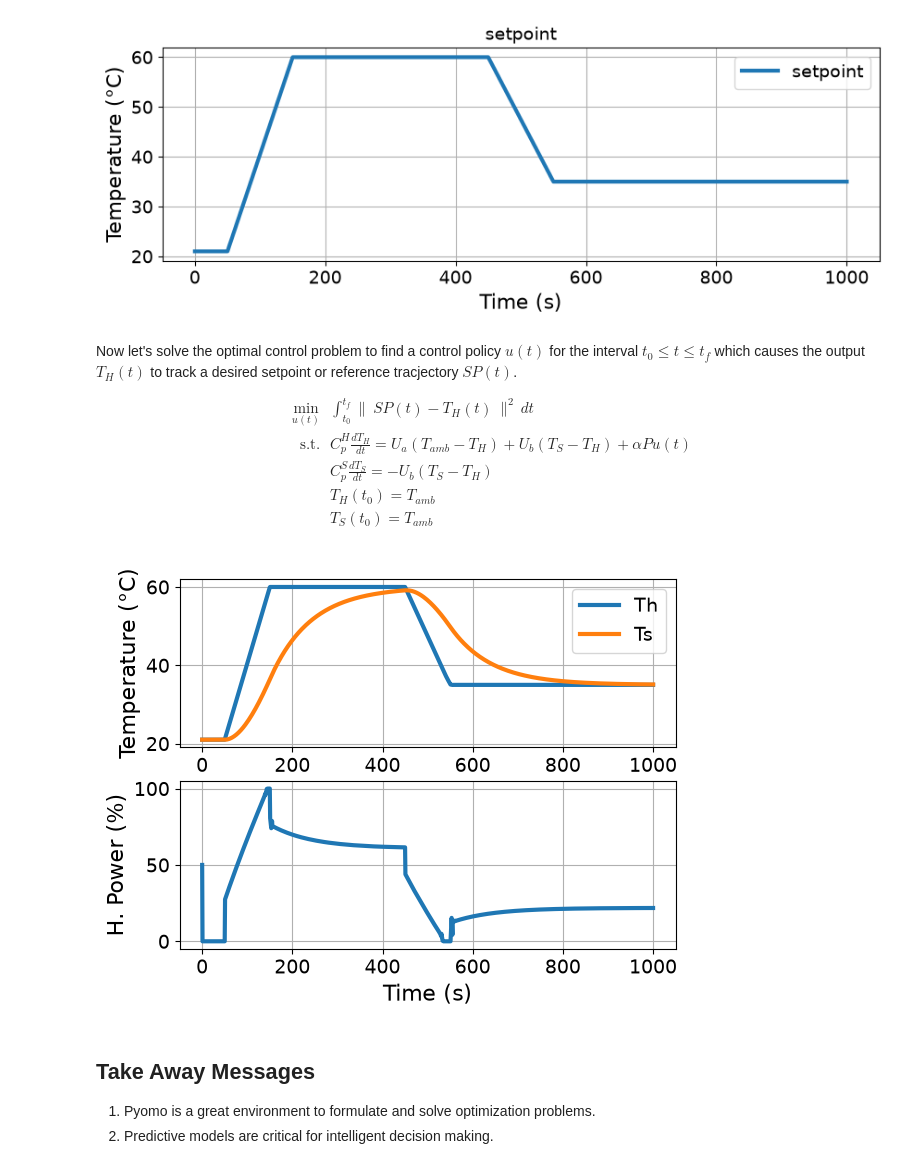
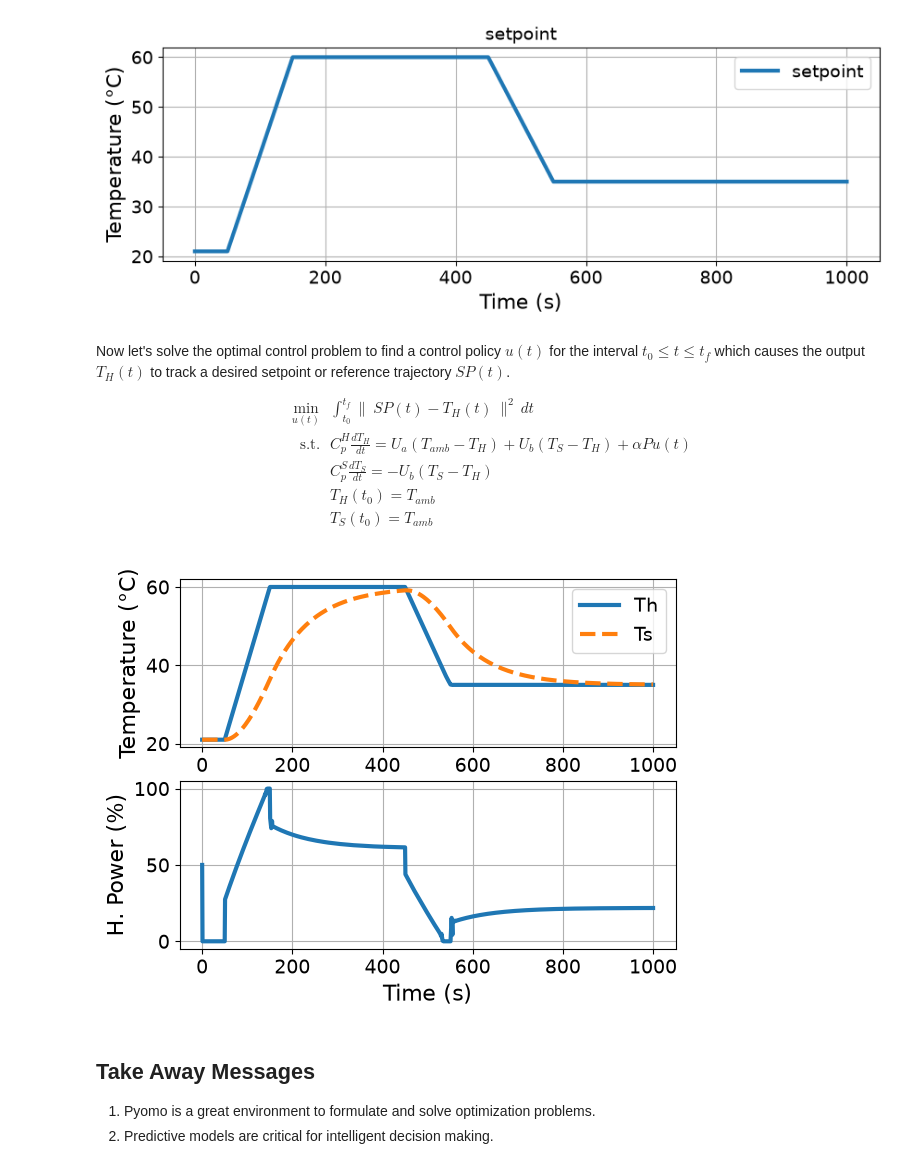
Before and after one commit to ndcbe/optimization, a Jupyter notebook: notebooks/3-dev/PyomoDAE_TCLab.ipynb, the cells around one changed output. Saved outputs shown, nothing was run; the diff lists cells and outputs as text; code cells hidden in the pictures.

```diff
--- a/notebooks/3-dev/PyomoDAE_TCLab.ipynb
+++ b/notebooks/3-dev/PyomoDAE_TCLab.ipynb
@@ -290,9 +292,9 @@ for i, t in enumerate(m.t):
         print(
             "Th=",
             round(pyo.value(m.Th[t]), 2),
-            "°K and Ts=",
+            "K and Ts=",
             round(pyo.value(m.Ts[t]), 2),
-            "°K at time",
+            "K at time",
             round(t, 2),
             "seconds.",
         )
@@ -447,7 +449,12 @@ def plot_results(m):
     fig, ax = plt.subplots(2, 1)
 
     ax[0].plot(m.t, [units.convert_temp_K_to_C(m.Th[t]()) for t in m.t], label="Th")
-    ax[0].plot(m.t, [units.convert_temp_K_to_C(m.Ts[t]()) for t in m.t], label="Ts")
+    ax[0].plot(
+        m.t,
+        [units.convert_temp_K_to_C(m.Ts[t]()) for t in m.t],
+        label="Ts",
+        linestyle="--",
+    )
     ax[0].legend()
     ax[0].set_xlabel("Time (s)")
     ax[0].set_ylabel("Temperature (°C)")
@@ -495,7 +502,7 @@ ax.grid(True)
 # %% [output]
 [figure]
 # %% [markdown]
-Now let's solve the optimal control problem to find a control policy $u(t)$ for the interval $t_0 \leq t \leq t_f$ which causes the output $T_H(t)$ to track a desired setpoint or reference tracjectory $SP(t)$.
+Now let's solve the optimal control problem to find a control policy $u(t)$ for the interval $t_0 \leq t \leq t_f$ which causes the output $T_H(t)$ to track a desired setpoint or reference trajectory $SP(t)$.
 
 \begin{align*}
 \min_{u(t)} ~~ & \int_{t_0}^{t_f} \|~SP(t) - T_H(t)~\|^2\,dt \\
@@ -515,9 +522,9 @@ m.t = dae.ContinuousSet(bounds=(0, tf))
 m.Th = pyo.Var(m.t, units=units.kelvin)
 m.Ts = pyo.Var(m.t, units=units.kelvin)
 
-# Define the derivatives of the state variables
-m.dTh = dae.DerivativeVar(m.Th)
-m.dTs = dae.DerivativeVar(m.Ts)
+# Define the derivatives of the state variables (K/s -- state it explicitly)
+m.dTh = dae.DerivativeVar(m.Th, units=units.kelvin / units.s)
+m.dTs = dae.DerivativeVar(m.Ts, units=units.kelvin / units.s)
 
 # Define the control variable (heater power) as a function of time
 m.u = pyo.Var(m.t, bounds=(0, 100))
@@ -526,7 +533,7 @@ m.u = pyo.Var(m.t, bounds=(0, 100))
 # Define the integral of the squared error
 @m.Integral(m.t)
 def ise(m, t):
-    return (units.convert_temp_C_to_K(r(t)) - m.Th[t]) ** 2
+    return (units.convert_temp_C_to_K(r(t)) * units.kelvin - m.Th[t]) ** 2
 
 
 # Define the first differential equation
@@ -540,34 +547,37 @@ def heater1(m, t):
 
 # Define the second differential equation
 @m.Constraint(m.t)
 def sensor1(m, t):
     return CpS * m.dTs[t] == Ub * (m.Th[t] - m.Ts[t])
 
 
 # Fix the initial conditions
 m.Th[0].fix(Tamb)
 m.Ts[0].fix(Tamb)
 
 
 # Define the objective function
 @m.Objective(sense=pyo.minimize)
 def objective(m):
     return m.ise
 
 
+# Units, again checked on the continuous model before discretizing.
+assert_units_consistent(m)
+
 # Apply a collocation method to numerically integrate the differential equations
 pyo.TransformationFactory("dae.collocation").apply_to(m, nfe=200, wrt=m.t)
 
 # Call our nonlinear optimization/equation solver, Ipopt
 results = pyo.SolverFactory("ipopt").solve(m)
 assert pyo.check_optimal_termination(results), (
     f"Solve failed: status={results.solver.status}, "
     f"termination={results.solver.termination_condition}"
 )
 
 plot_results(m)
 # %% [output]
-[figure, old version]
+[figure, new version]
 # %% [markdown]
 ## Take Away Messages
 
```
Also changed, not shown: parts of 8 cells of this notebook.
